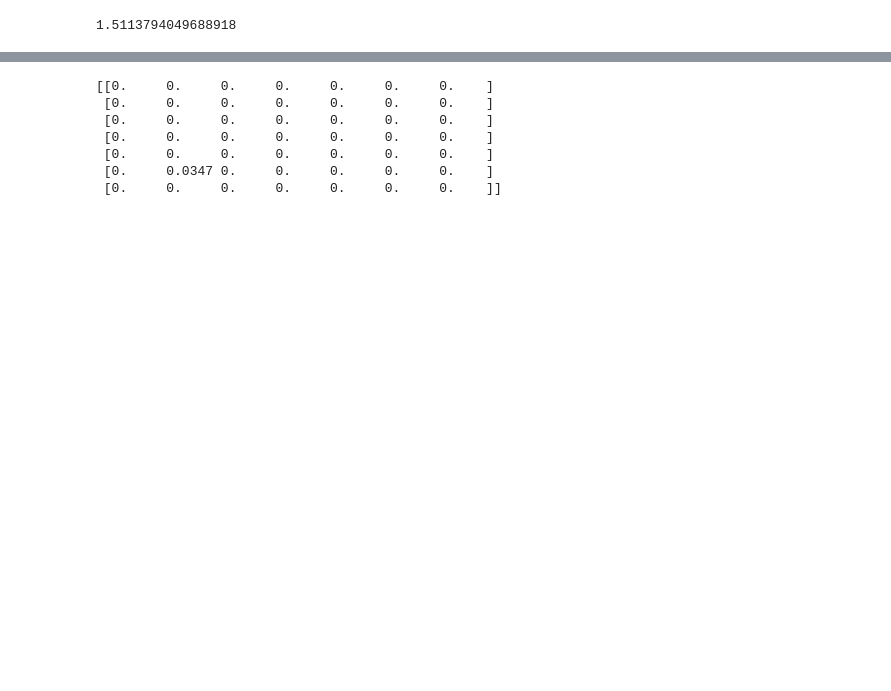
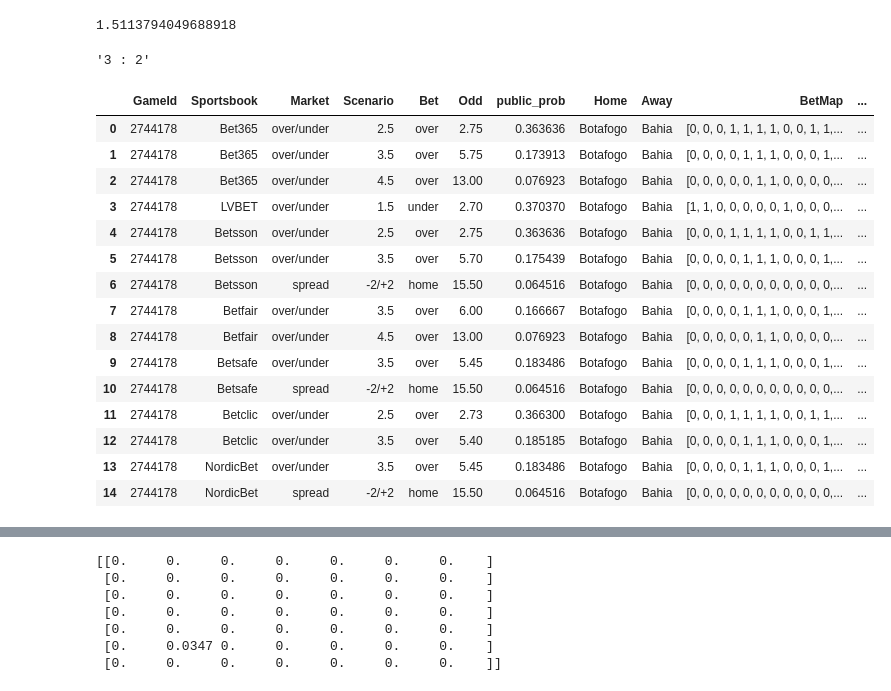
Before and after one commit to MarcosAugusto47/soccer-betting-strategy, a Jupyter notebook: notebook.ipynb, the cells around one changed output, grey strips where cells are left out. Saved outputs shown, nothing was run; the diff lists cells and outputs as text; code cells hidden in the pictures; blank space fills up the shorter version.

```diff
--- a/notebook.ipynb
+++ b/notebook.ipynb
@@ -158,4 +168,27 @@ print(np.std(financial_return_array))
 1.198463568761181/0.792960103082686
 # %% [output]
 1.5113794049688918
+# %%
+gameid_to_outcome[GAME_ID]
+# %% [output]
+'3 : 2'
+# %%
+odds_sample
+# %% [output]
+|  | GameId | Sportsbook | Market | Scenario | Bet | Odd | public_prob | Home | Away | BetMap | ... |
+| 0 | 2744178 | Bet365 | over/under | 2.5 | over | 2.75 | 0.363636 | Botafogo | Bahia | [0, 0, 0, 1, 1, 1, 1, 0, 0, 1, 1,... | ... |
+| 1 | 2744178 | Bet365 | over/under | 3.5 | over | 5.75 | 0.173913 | Botafogo | Bahia | [0, 0, 0, 0, 1, 1, 1, 0, 0, 0, 1,... | ... |
+| 2 | 2744178 | Bet365 | over/under | 4.5 | over | 13.00 | 0.076923 | Botafogo | Bahia | [0, 0, 0, 0, 0, 1, 1, 0, 0, 0, 0,... | ... |
+| 3 | 2744178 | LVBET | over/under | 1.5 | under | 2.70 | 0.370370 | Botafogo | Bahia | [1, 1, 0, 0, 0, 0, 0, 1, 0, 0, 0,... | ... |
+| 4 | 2744178 | Betsson | over/under | 2.5 | over | 2.75 | 0.363636 | Botafogo | Bahia | [0, 0, 0, 1, 1, 1, 1, 0, 0, 1, 1,... | ... |
+| 5 | 2744178 | Betsson | over/under | 3.5 | over | 5.70 | 0.175439 | Botafogo | Bahia | [0, 0, 0, 0, 1, 1, 1, 0, 0, 0, 1,... | ... |
+| 6 | 2744178 | Betsson | spread | -2/+2 | home | 15.50 | 0.064516 | Botafogo | Bahia | [0, 0, 0, 0, 0, 0, 0, 0, 0, 0, 0,... | ... |
+| 7 | 2744178 | Betfair | over/under | 3.5 | over | 6.00 | 0.166667 | Botafogo | Bahia | [0, 0, 0, 0, 1, 1, 1, 0, 0, 0, 1,... | ... |
+| 8 | 2744178 | Betfair | over/under | 4.5 | over | 13.00 | 0.076923 | Botafogo | Bahia | [0, 0, 0, 0, 0, 1, 1, 0, 0, 0, 0,... | ... |
+| 9 | 2744178 | Betsafe | over/under | 3.5 | over | 5.45 | 0.183486 | Botafogo | Bahia | [0, 0, 0, 0, 1, 1, 1, 0, 0, 0, 1,... | ... |
+| 10 | 2744178 | Betsafe | spread | -2/+2 | home | 15.50 | 0.064516 | Botafogo | Bahia | [0, 0, 0, 0, 0, 0, 0, 0, 0, 0, 0,... | ... |
+| 11 | 2744178 | Betclic | over/under | 2.5 | over | 2.73 | 0.366300 | Botafogo | Bahia | [0, 0, 0, 1, 1, 1, 1, 0, 0, 1, 1,... | ... |
+| 12 | 2744178 | Betclic | over/under | 3.5 | over | 5.40 | 0.185185 | Botafogo | Bahia | [0, 0, 0, 0, 1, 1, 1, 0, 0, 0, 1,... | ... |
+| 13 | 2744178 | NordicBet | over/under | 3.5 | over | 5.45 | 0.183486 | Botafogo | Bahia | [0, 0, 0, 0, 1, 1, 1, 0, 0, 0, 1,... | ... |
+| 14 | 2744178 | NordicBet | spread | -2/+2 | home | 15.50 | 0.064516 | Botafogo | Bahia | [0, 0, 0, 0, 0, 0, 0, 0, 0, 0, 0,... | ... |
 # %%
```
Also changed, not shown: parts of 17 cells of this notebook, 1 other file.
